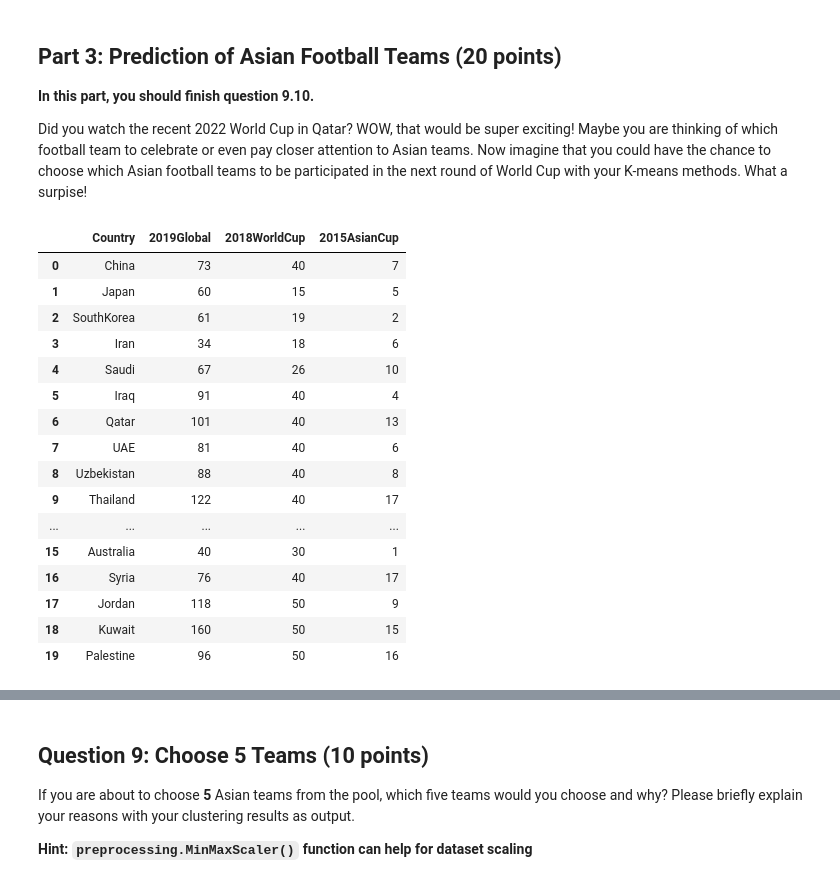
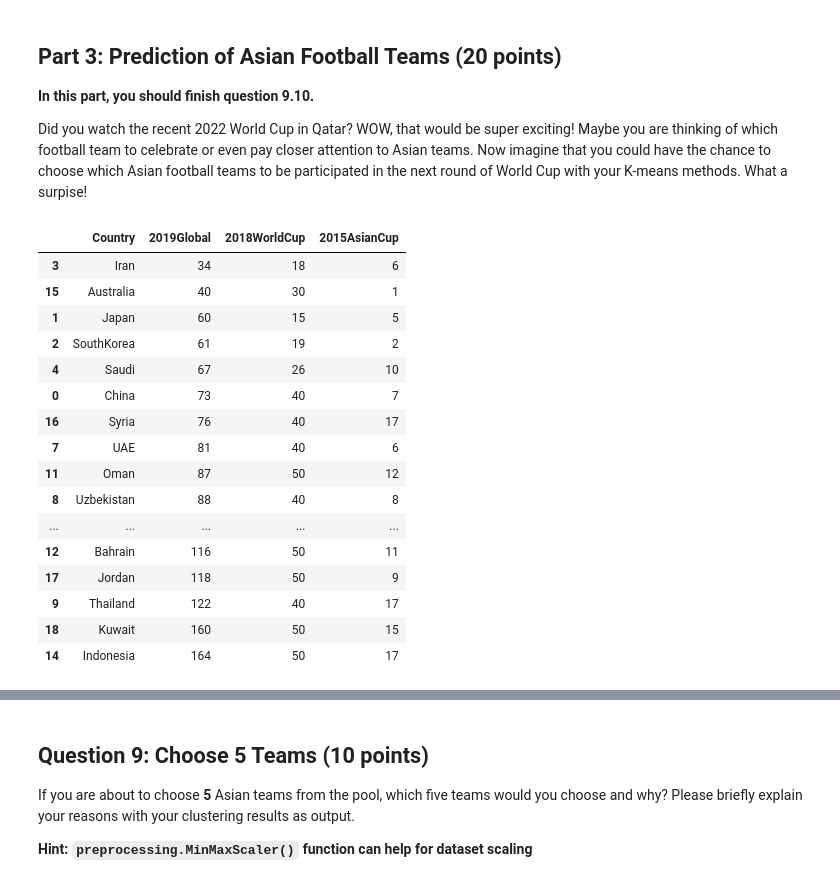
Before and after one commit to Crepdo/CS186_Database-Systems, a Jupyter notebook: HW3/HW3_coding/HW3_coding.ipynb, the cells around one changed output, grey strips where cells are left out. Saved outputs shown, nothing was run; the diff lists cells and outputs as text; code cells hidden in the pictures.

```diff
--- a/HW3/HW3_coding/HW3_coding.ipynb
+++ b/HW3/HW3_coding/HW3_coding.ipynb
@@ -274,25 +274,26 @@ Part 3: Prediction of Asian Football Teams (20 points)
 
 Did you watch the recent 2022 World Cup in Qatar? WOW, that would be super exciting! Maybe you are thinking of which football team to celebrate or even pay closer attention to Asian teams. Now imagine that you could have the chance to choose which Asian football teams to be participated in the next round of World Cup with your K-means methods. What a surpise!
 # %%
-data = pd.read_csv('soccer.csv')
-train_x = data[["Country","2019Global","2018WorldCup","2015AsianCup"]]
+data = pd.read_csv('soccer.csv').sort_values('2019Global')
+train_x = data[["2019Global","2018WorldCup","2015AsianCup"]]
 df = pd.DataFrame(train_x)
-df
+data.head(20)
+# sort data according to '2019Global' here for next recognitions
 # %% [output]
 |  | Country | 2019Global | 2018WorldCup | 2015AsianCup |
-| 0 | China | 73 | 40 | 7 |
+| 3 | Iran | 34 | 18 | 6 |
+| 15 | Australia | 40 | 30 | 1 |
 | 1 | Japan | 60 | 15 | 5 |
 | 2 | SouthKorea | 61 | 19 | 2 |
-| 3 | Iran | 34 | 18 | 6 |
 | 4 | Saudi | 67 | 26 | 10 |
-| 5 | Iraq | 91 | 40 | 4 |
-| 6 | Qatar | 101 | 40 | 13 |
+| 0 | China | 73 | 40 | 7 |
+| 16 | Syria | 76 | 40 | 17 |
 | 7 | UAE | 81 | 40 | 6 |
+| 11 | Oman | 87 | 50 | 12 |
 | 8 | Uzbekistan | 88 | 40 | 8 |
+| ... | ... | ... | ... | ... |
+| 12 | Bahrain | 116 | 50 | 11 |
+| 17 | Jordan | 118 | 50 | 9 |
 | 9 | Thailand | 122 | 40 | 17 |
-| ... | ... | ... | ... | ... |
-| 15 | Australia | 40 | 30 | 1 |
-| 16 | Syria | 76 | 40 | 17 |
-| 17 | Jordan | 118 | 50 | 9 |
 | 18 | Kuwait | 160 | 50 | 15 |
-| 19 | Palestine | 96 | 50 | 16 |
+| 14 | Indonesia | 164 | 50 | 17 |
```
Also changed, not shown: parts of 11 cells of this notebook.
